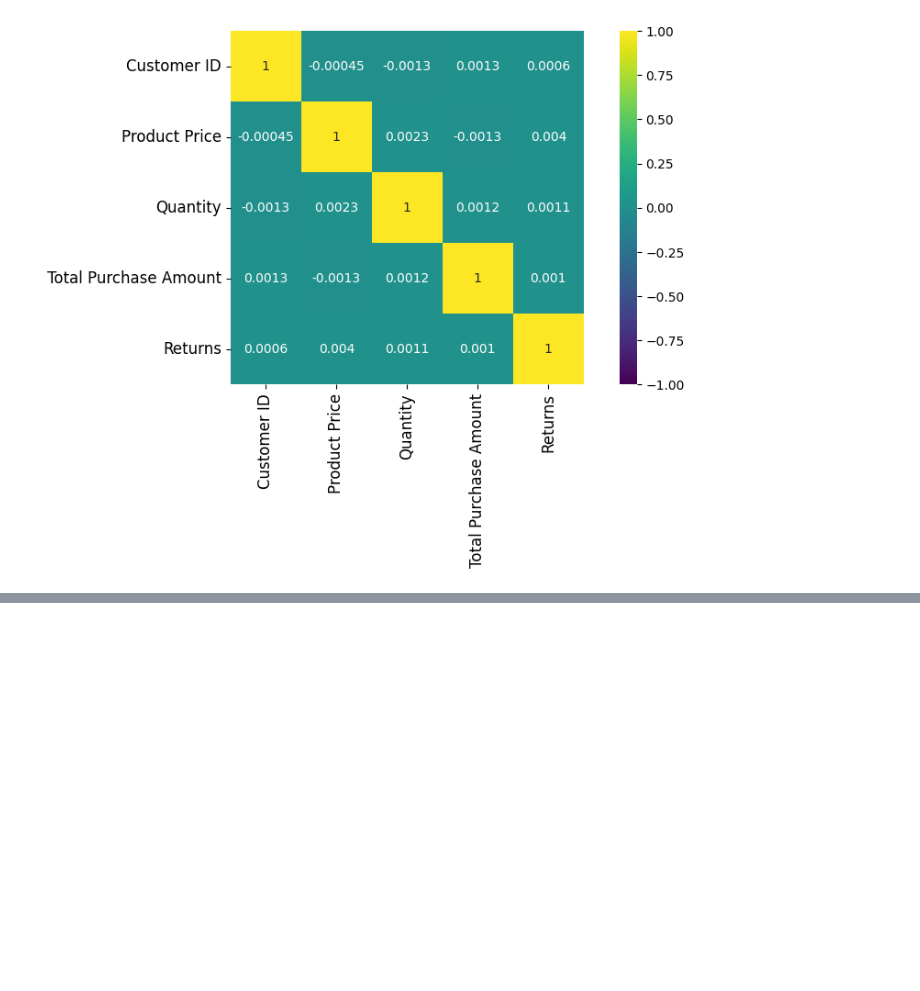
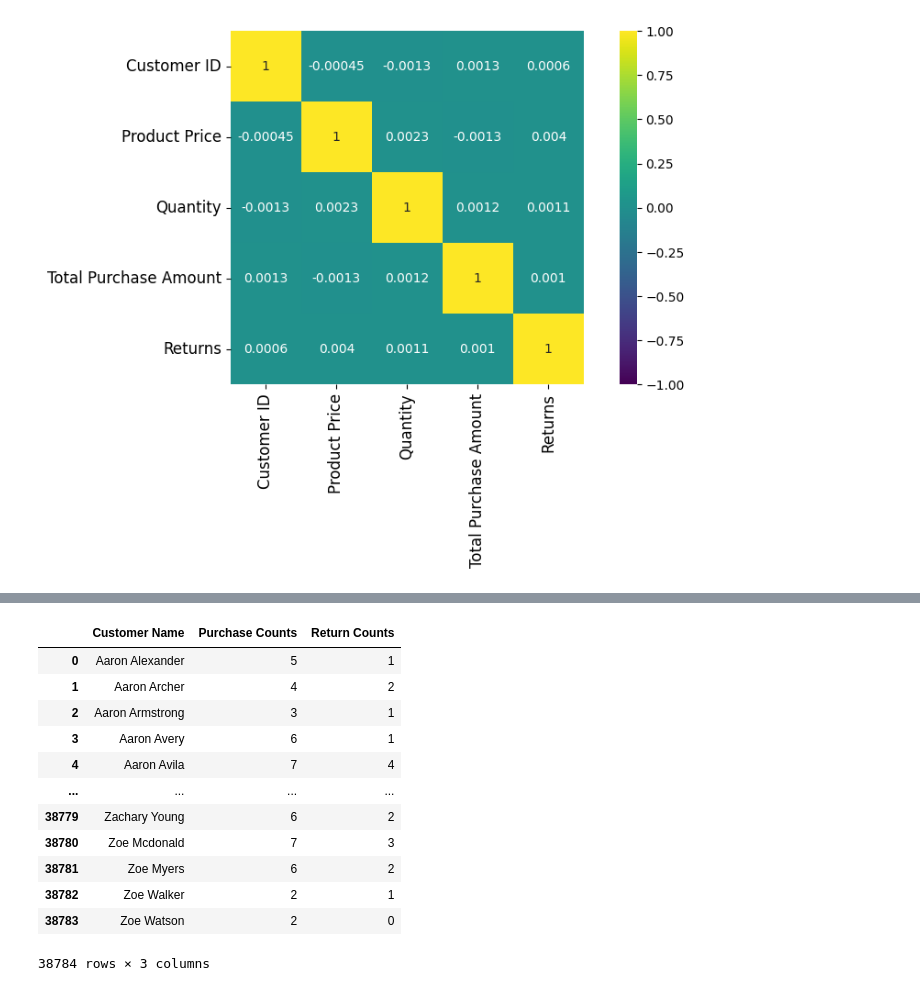
Before and after one commit to prasannakumarn0709/Data-Driven-Insights-for-Supermarket-Sales, a Jupyter notebook: project_5100.ipynb, the cells around one changed output, grey strips where cells are left out. Cells and saved outputs as stored; diff of their text form; code cells hidden in the pictures; blank space fills up the shorter version.

```diff
--- a/project_5100.ipynb
+++ b/project_5100.ipynb
@@ -401,0 +304,38 @@ See the caveats in the documentation: https://pandas.pydata.org/pandas-docs/stab
+# %%
+
+df['Purchase Date'] = pd.to_datetime(df['Purchase Date'])
+
+df['Returns'] = df['Returns'].fillna(0).astype(int)
+
+df.dropna(subset=['Customer Name'], inplace=True)
+
+customer_purchase_counts = df.groupby('Customer Name')['Purchase Date'].nunique()
+
+
+customers_bought_on_different_days = customer_purchase_counts[customer_purchase_counts > 1]
+
+return_counts = df[df['Customer Name'].isin(customers_bought_on_different_days.index)].groupby('Customer Name')['Returns'].sum()
+
+
+customer_counts_df = pd.DataFrame({
+    'Customer Name': return_counts.index,
+    'Purchase Counts': customers_bought_on_different_days.values,
+    'Return Counts': return_counts.values
+})
+
+
+customer_counts_df
+# %% [output]
+|  | Customer Name | Purchase Counts | Return Counts |
+| 0 | Aaron Alexander | 5 | 1 |
+| 1 | Aaron Archer | 4 | 2 |
+| 2 | Aaron Armstrong | 3 | 1 |
+| 3 | Aaron Avery | 6 | 1 |
+| 4 | Aaron Avila | 7 | 4 |
+| ... | ... | ... | ... |
+| 38779 | Zachary Young | 6 | 2 |
+| 38780 | Zoe Mcdonald | 7 | 3 |
+| 38781 | Zoe Myers | 6 | 2 |
+| 38782 | Zoe Walker | 2 | 1 |
+| 38783 | Zoe Watson | 2 | 0 |
+38784 rows × 3 columns
```
Also changed, not shown: parts of 9 cells of this notebook.
